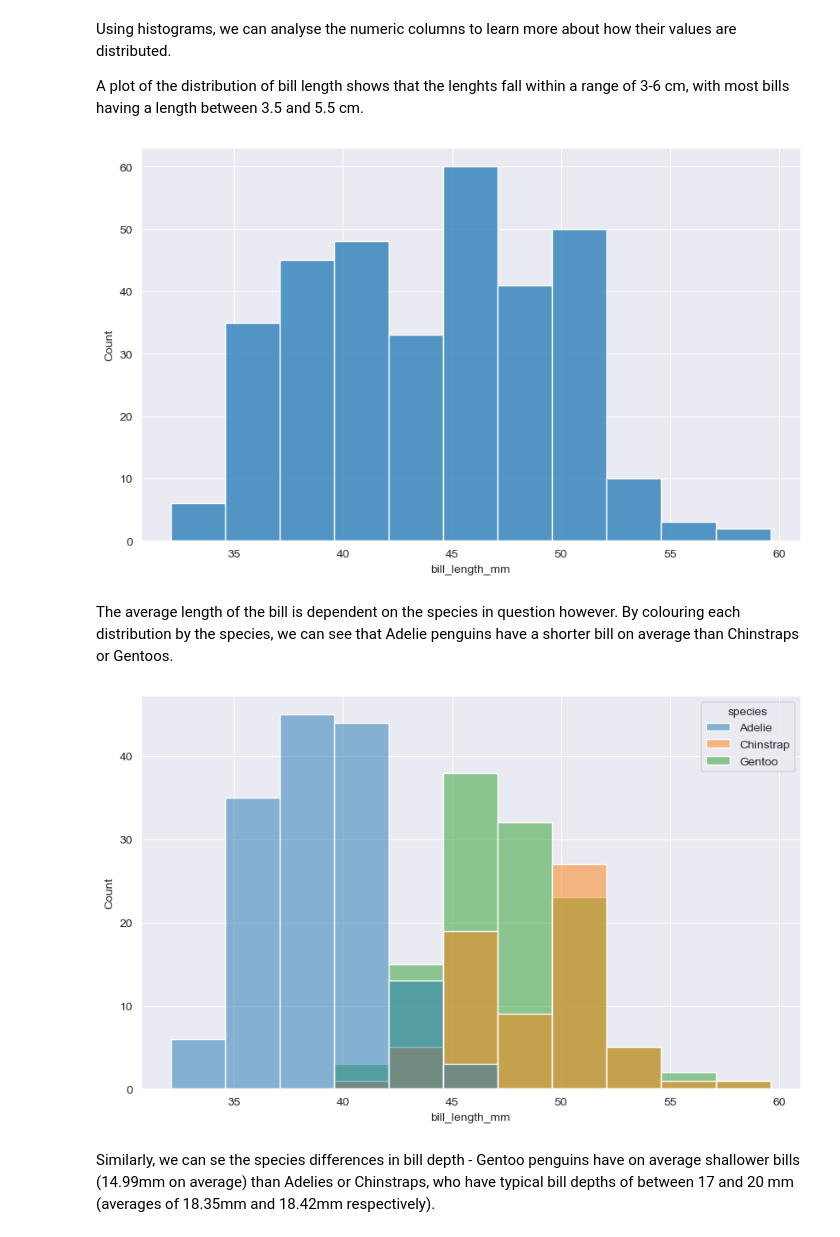
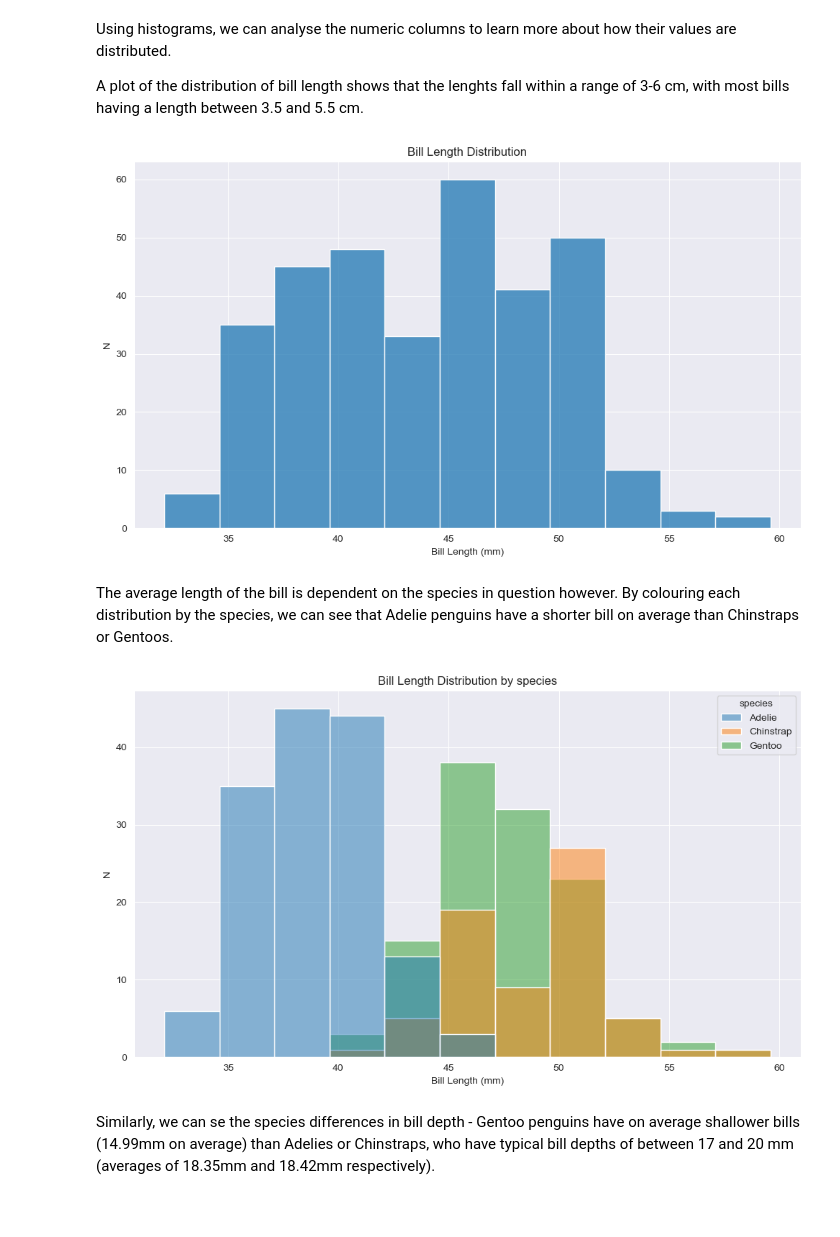
Before and after one commit to Cking313/principals_of_data_analytics, a Jupyter notebook: penguins.ipynb, the cells around one changed output. Saved outputs shown, nothing was run; the diff lists cells and outputs as text; code cells hidden in the pictures; blank space fills up the shorter version.

Commit message:
Updates to histograms

```diff
--- a/penguins.ipynb
+++ b/penguins.ipynb
@@ -151,9 +151,13 @@ A plot of the distribution of bill length shows that the lenghts fall within a r
 # %%
 plt.figure(figsize=(10,6))
 sns.histplot(data=df, x='bill_length_mm')
+plt.title('Bill Length Distribution')
+plt.ylabel('N')
+plt.xlabel('Bill Length (mm)')
+plt.tight_layout()
 plt.show()
 # %% [output]
-[figure, old version]
+[figure, new version]
 # %% [markdown]
 The average length of the bill is dependent on the species in question however. By colouring each distribution by the species, we can see that Adelie penguins have a shorter bill on average than Chinstraps or Gentoos.
 # %%
@@ -161,11 +165,11 @@ plt.figure(figsize=(10,6))
 sns.histplot(data=df, x='bill_length_mm', hue='species')
 plt.title('Bill Length Distribution by species')
 plt.ylabel('N')
-plt.xlabel('Species')
+plt.xlabel('Bill Length (mm)')
 plt.tight_layout()
 plt.show()
 # %% [output]
-[figure, old version]
+[figure, new version]
 # %% [markdown]
 Similarly, we can se the species differences in bill depth - Gentoo penguins have on average shallower bills (14.99mm on average) than Adelies or Chinstraps, who have typical bill depths of between 17 and 20 mm (averages of 18.35mm and 18.42mm respectively).
 # %%
```
Also changed, not shown: parts of 6 cells of this notebook.
